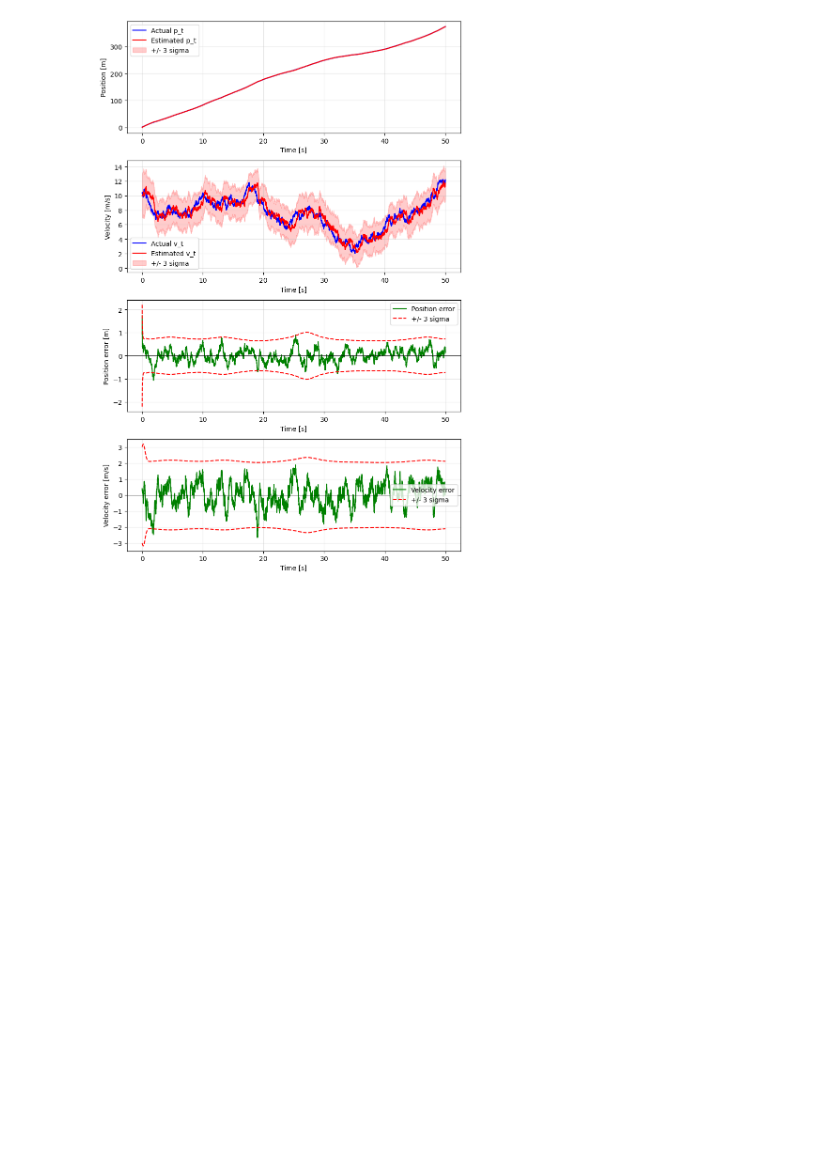
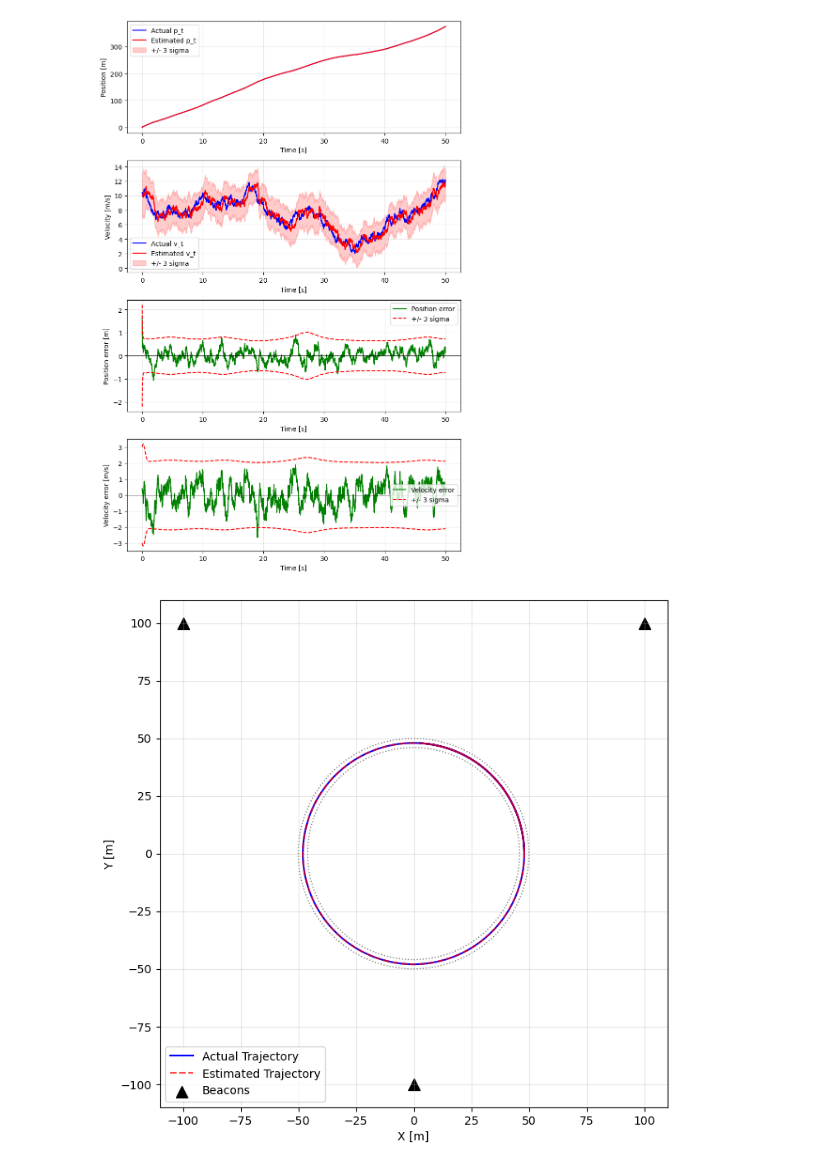
Before and after one commit to YHKim0121/ELE8101-Control-Coursework-Team-Beta, a Jupyter notebook: Step2_CW_Brainstorm_Yonghyeon_Kim(Harry).ipynb, the cells around one changed output. Drawn from its saved outputs; the diff is of its cells as text; code cells hidden in the pictures; blank space fills up the shorter version.

Commit message:
Add 2D trajectory visualization for geometry validation

```diff
--- a/Step2_CW_Brainstorm_Yonghyeon_Kim(Harry).ipynb
+++ b/Step2_CW_Brainstorm_Yonghyeon_Kim(Harry).ipynb
@@ -112,30 +112,58 @@ axs[0].grid(True, alpha=0.3)
 axs[1].plot(t_axis, x_cache[:, 1], 'b-', label='Actual v_t')
 axs[1].plot(t_axis[:-1], x_mu_cache[:, 1], 'r-', label='Estimated v_t')
 axs[1].fill_between(t_axis[:-1], x_mu_cache[:, 1] - 3*sigma_vv,
                     x_mu_cache[:, 1] + 3*sigma_vv, alpha=0.2, color='red', label='+/- 3 sigma')
 axs[1].set_xlabel('Time [s]')
 axs[1].set_ylabel('Velocity [m/s]')
 axs[1].legend()
 axs[1].grid(True, alpha=0.3)
 
 axs[2].plot(t_axis[:-1], x_cache[:-1, 0] - x_mu_cache[:, 0], 'g-', label='Position error')
 axs[2].plot(t_axis[:-1],  3*sigma_p, 'r--', label='+/- 3 sigma')
 axs[2].plot(t_axis[:-1], -3*sigma_p, 'r--')
 axs[2].axhline(0, color='k', linewidth=0.5)
 axs[2].set_xlabel('Time [s]')
 axs[2].set_ylabel('Position error [m]')
 axs[2].legend()
 axs[2].grid(True, alpha=0.3)
 
 axs[3].plot(t_axis[:-1], x_cache[:-1, 1] - x_mu_cache[:, 1], 'g-', label='Velocity error')
 axs[3].plot(t_axis[:-1],  3*sigma_vv, 'r--', label='+/- 3 sigma')
 axs[3].plot(t_axis[:-1], -3*sigma_vv, 'r--')
 axs[3].axhline(0, color='k', linewidth=0.5)
 axs[3].set_xlabel('Time [s]')
 axs[3].set_ylabel('Velocity error [m/s]')
 axs[3].legend()
 axs[3].grid(True, alpha=0.3)
 
 plt.tight_layout()
+
+# Plot 2: 2D Trajectory Map
+fig2, ax2 = plt.subplots(figsize=(8, 8))
+theta_true = x_cache[:, 0] / R_c
+x_2d_true = R_c * np.cos(theta_true)
+y_2d_true = R_c * np.sin(theta_true)
+
+theta_est = x_mu_cache[:, 0] / R_c
+x_2d_est = R_c * np.cos(theta_est)
+y_2d_est = R_c * np.sin(theta_est)
+
+ax2.plot(x_2d_true, y_2d_true, 'b-', label='Actual Trajectory')
+ax2.plot(x_2d_est, y_2d_est, 'r--', label='Estimated Trajectory', alpha=0.7)
+ax2.scatter(beacons[:, 0], beacons[:, 1], c='k', marker='^', s=100, label='Beacons')
+
+circle_inner = plt.Circle((0, 0), 46, color='gray', fill=False, linestyle=':')
+circle_outer = plt.Circle((0, 0), 50, color='gray', fill=False, linestyle=':')
+ax2.add_patch(circle_inner)
+ax2.add_patch(circle_outer)
+
+ax2.set_aspect('equal')
+ax2.set_xlabel('X [m]')
+ax2.set_ylabel('Y [m]')
+ax2.legend()
+ax2.grid(True, alpha=0.3)
+
+plt.show()
 # %% [output]
 [figure]
+[figure, added]
```
